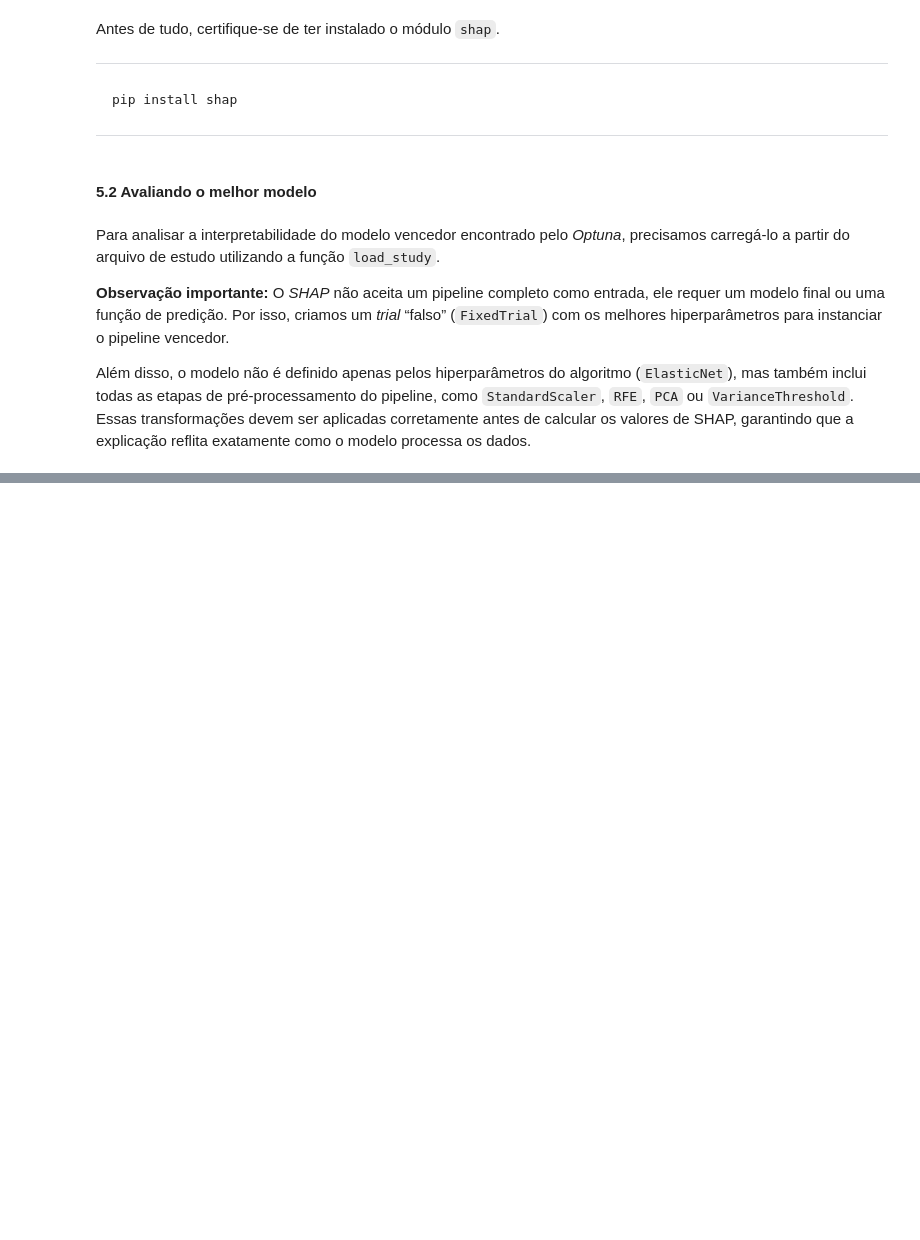
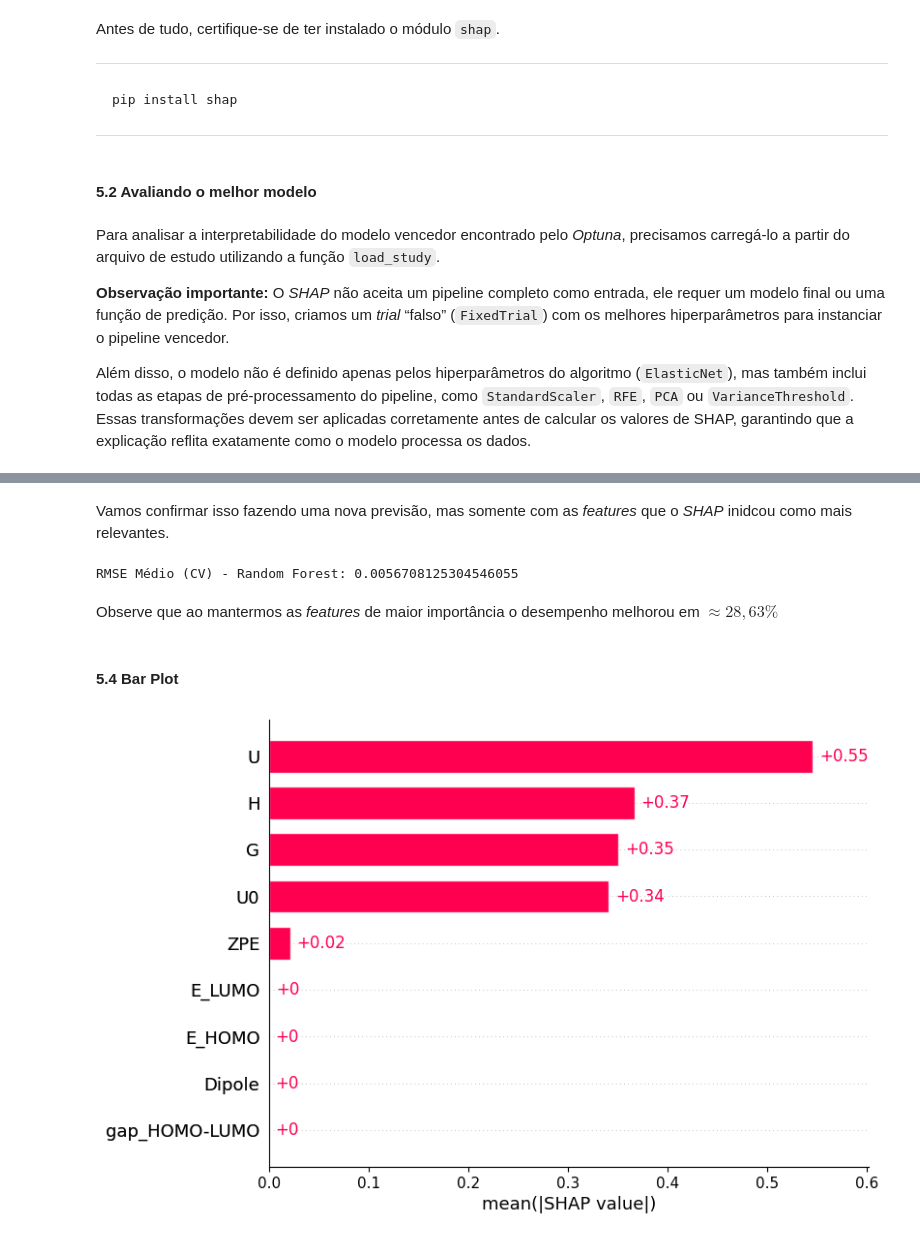
Before and after one commit to Velky2/R2D2, a Jupyter notebook: machine_learning_models/elaticnet.ipynb, the cells around one changed output, grey strips where cells are left out. Saved outputs shown, nothing was run; the diff lists cells and outputs as text; code cells hidden in the pictures; blank space fills up the shorter version.

Commit message:
update elasticnet model with complete shap

```diff
--- a/machine_learning_models/elaticnet.ipynb
+++ b/machine_learning_models/elaticnet.ipynb
@@ -408,3 +385,47 @@ O gráfico acima é um **summary plot** do SHAP, mostrando a importância e dire
    `ZPE`, `E_LUMO`, `E_HOMO`, `Dipole` e `gap_HOMO-LUMO` têm SHAP próximo de zero, mostrando que **essas variáveis têm pouca influência** sobre o modelo.
 
 Assim, podemos conclui que modelo parece depender fortemente de um **pequeno subconjunto de variáveis** (H, U, G, U0), enquanto outras features contribuem pouco.
+# %% [markdown]
+Vamos confirmar isso fazendo uma nova previsão, mas somente com as *features* que o *SHAP* inidcou como mais relevantes.
+# %%
+model = ElasticNet(alpha=0.00006820706258709369,
+                   l1_ratio=0.17332460629146462,
+                   fit_intercept=True,
+                   positive=False,
+                   max_iter=33778,
+                   tol=8.423671561653807e-7,
+                   selection='random')
+
+pipe_final = make_pipeline(
+    StandardScaler(),
+    RFE(estimator=RandomForestRegressor(), n_features_to_select=31),
+    model
+)
+
+cv = KFold(n_splits=10, shuffle=True, random_state=27)
+cv_rf = -cross_val_score(
+    RandomForestRegressor(),
+    X_test[['H', 'U', 'G', 'U0']],
+    y_test,
+    cv=cv,
+    scoring='neg_root_mean_squared_error'
+)
+
+print(f'RMSE Médio (CV) - Random Forest: {cv_rf.mean()}')
+# %% [output]
+RMSE Médio (CV) - Random Forest: 0.0056708125304546055
+# %% [markdown]
+Observe que ao mantermos as *features* de maior importância o desempenho melhorou em $\approx 28,63\%$
+# %% [markdown]
+#### 5.4 Bar Plot
+# %%
+shap_values_exp = shap.Explanation(
+    values=shap_values,
+    base_values=explainer.expected_value,
+    data=X_test,
+    feature_names=X_test.columns
+)
+
+shap.plots.bar(shap_values_exp)
+# %% [output]
+[figure, added]
```
Also changed, not shown: parts of 12 cells of this notebook.
